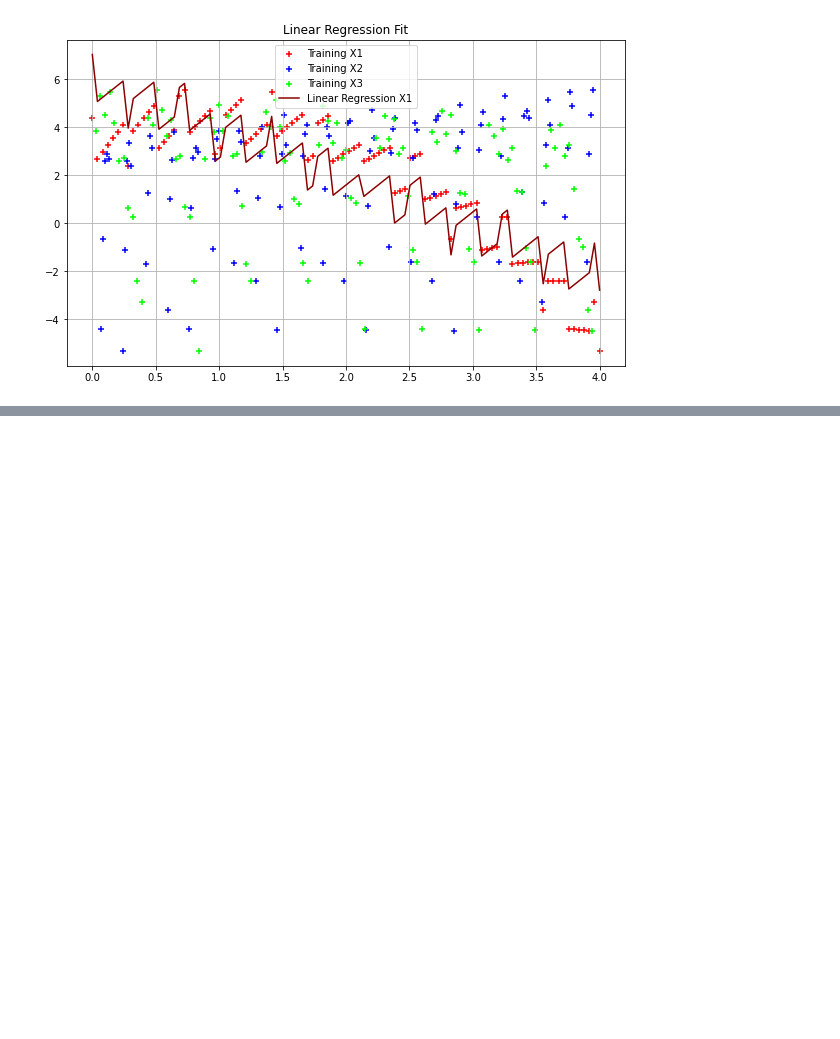
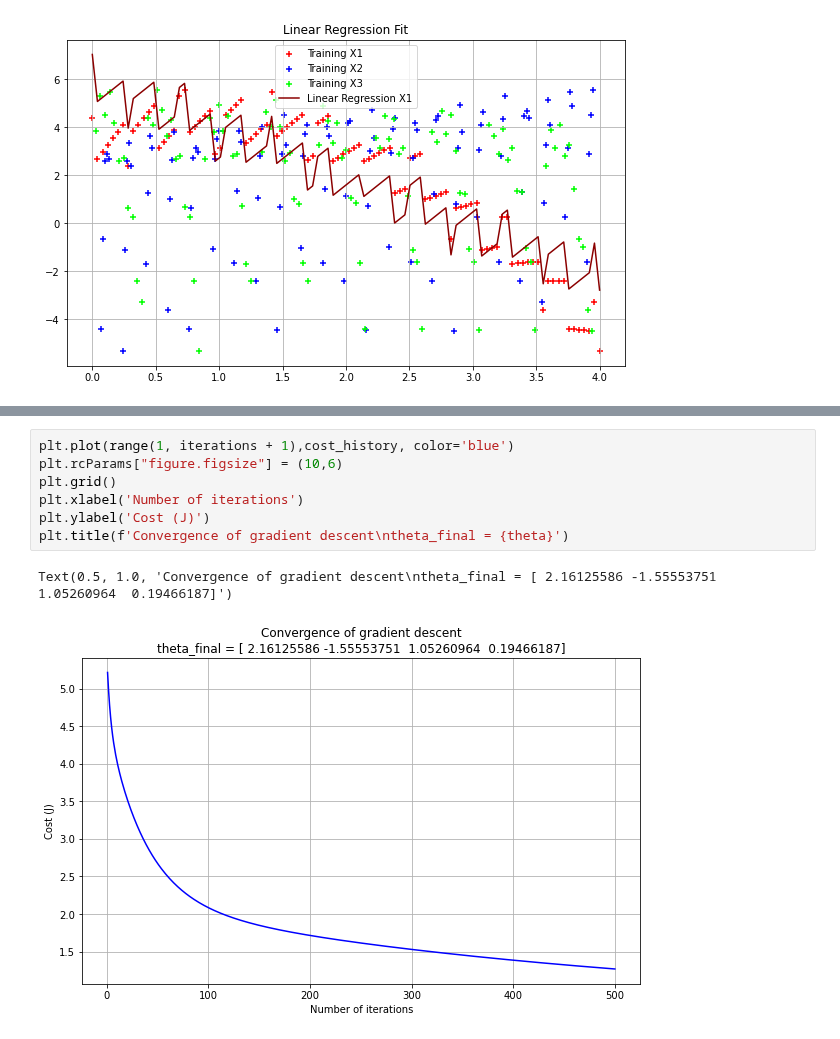
Before and after one commit to A-Hudson-0117/MachineLearning-Intro, a Jupyter notebook: gradient descent (1)/gradient descent.ipynb, the cells around one changed output, grey strips where cells are left out. Cells and saved outputs as stored; diff of their text form; blank space fills up the shorter version.

```diff
--- a/gradient descent (1)/gradient descent.ipynb
+++ b/gradient descent (1)/gradient descent.ipynb
@@ -334,0 +381,10 @@ Text(0.5, 1.0, 'Convergence of gradient descent\ntheta_final = [ 5.31416717 -2.0
+# %%
+plt.plot(range(1, iterations + 1),cost_history, color='blue')
+plt.rcParams["figure.figsize"] = (10,6)
+plt.grid()
+plt.xlabel('Number of iterations')
+plt.ylabel('Cost (J)')
+plt.title(f'Convergence of gradient descent\ntheta_final = {theta}')
+# %% [output]
+Text(0.5, 1.0, 'Convergence of gradient descent\ntheta_final = [ 2.16125586 -1.55553751  1.05260964  0.19466187]')
+[figure, added]
```
Also changed, not shown: parts of 7 cells of this notebook.
